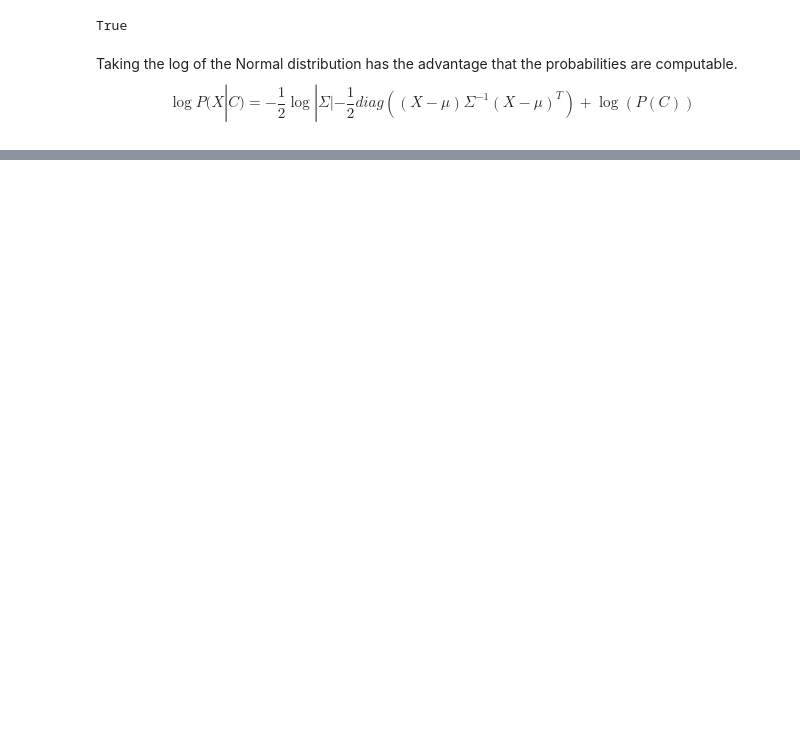
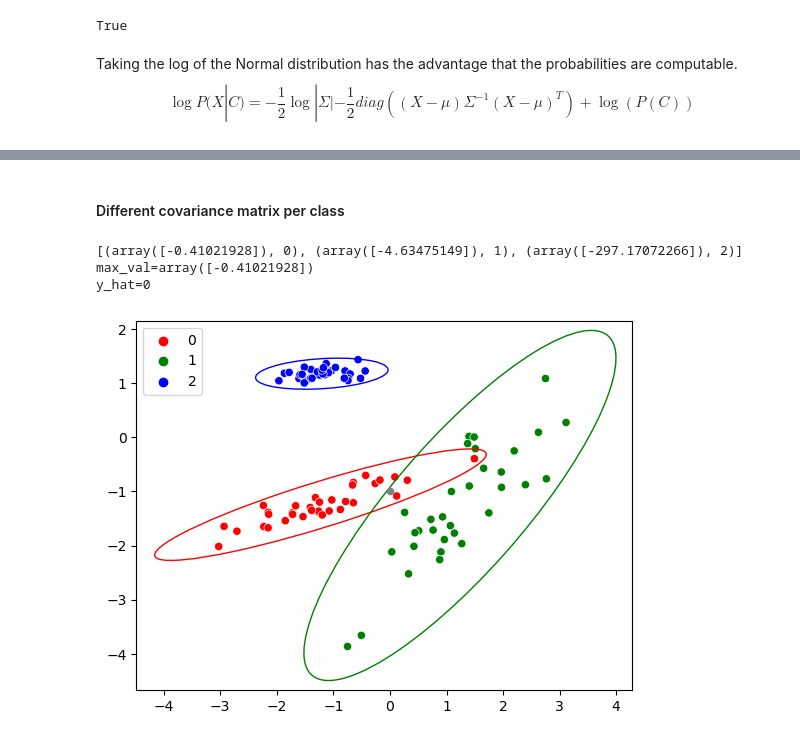
Before and after one commit to Janko-dev/ml_notebooks, a Jupyter notebook: notebooks/multivariate.ipynb, the cells around one changed output, grey strips where cells are left out. Saved outputs shown, nothing was run; the diff lists cells and outputs as text; code cells hidden in the pictures; blank space fills up the shorter version.

```diff
--- a/notebooks/multivariate.ipynb
+++ b/notebooks/multivariate.ipynb
@@ -334,0 +420,59 @@ err, acc
+# %% [markdown]
+#### Different covariance matrix per class
+# %%
+from matplotlib.patches import Ellipse
+import matplotlib.transforms as transforms
+
+# Rewritten normal with logs (better for computations)
+log_normal = lambda x, mu, cov, p_c: -0.5 * np.log(np.linalg.det(cov)) - 0.5 * np.diag((x-mu) @ np.linalg.pinv(cov) @ (x-mu).T) + np.log(p_c)
+
+def compute_params(X, Y, c):
+    means = X[Y == c].mean(axis=0)
+    cov = np.cov(X[Y == c], rowvar=False)
+    p_c = (Y==c).sum()/len(Y)
+    return (means, cov, p_c)
+
+params = [compute_params(X, Y, c) for c in np.unique(Y)]
+
+fig, ax = plt.subplots(1, 1)
+
+palette = ['r', 'g', 'b']
+sns.scatterplot(x=X[:, 0], y=X[:, 1], hue=Y, palette=palette, ax=ax)
+
+for (col, (means, cov, p_c)) in zip(palette, params):
+
+    pearson = cov[0, 1]/np.sqrt(cov[0, 0] * cov[1, 1])
+    radius_x = np.sqrt(1+pearson)
+    radius_y = np.sqrt(1-pearson)
+
+    scale = np.sqrt(np.diag(cov)) * 3
+
+    ellipse = Ellipse([0, 0], width=radius_x*2, height=radius_y*2, facecolor='none', edgecolor=col)
+
+    transf = transforms.Affine2D() \
+            .rotate_deg(45) \
+            .scale(scale[0], scale[1]) \
+            .translate(means[0], means[1])
+
+    ellipse.set_transform(transf + ax.transData)
+
+    ax.add_patch(ellipse)
+
+
+test_point = np.array([[0.0], [-1.0]])
+ax.scatter(test_point[0, 0], test_point[1, 0], s=20, c='grey')
+
+# inference for test point
+discriminant_output = [(log_normal(test_point.T, means, cov, p_c), i) for i, (means, cov, p_c) in enumerate(params)]
+
+# take maximum
+max_val, y_hat = max(discriminant_output, key=lambda val: val[0])
+
+print(discriminant_output)
+print(f"{max_val=}")
+print(f"{y_hat=}")
+# %% [output]
+[(array([-0.41021928]), 0), (array([-4.63475149]), 1), (array([-297.17072266]), 2)]
+max_val=array([-0.41021928])
+y_hat=0
+[figure, added]
```
Also changed, not shown: parts of 24 cells of this notebook, 1 other file.
